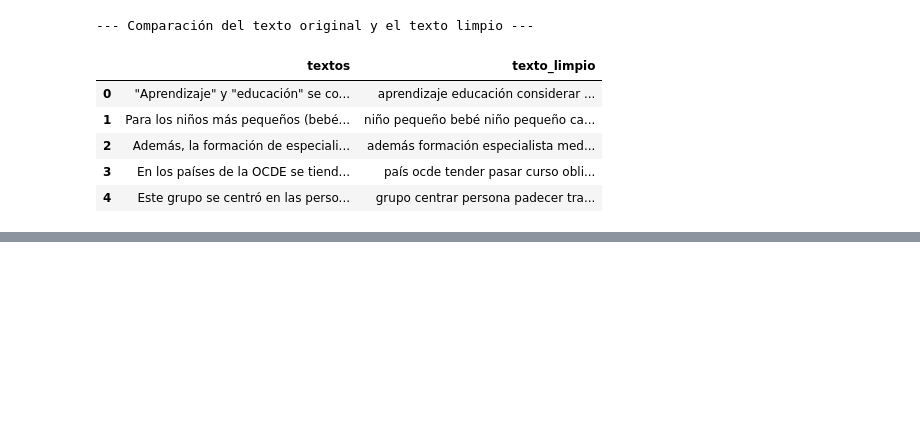
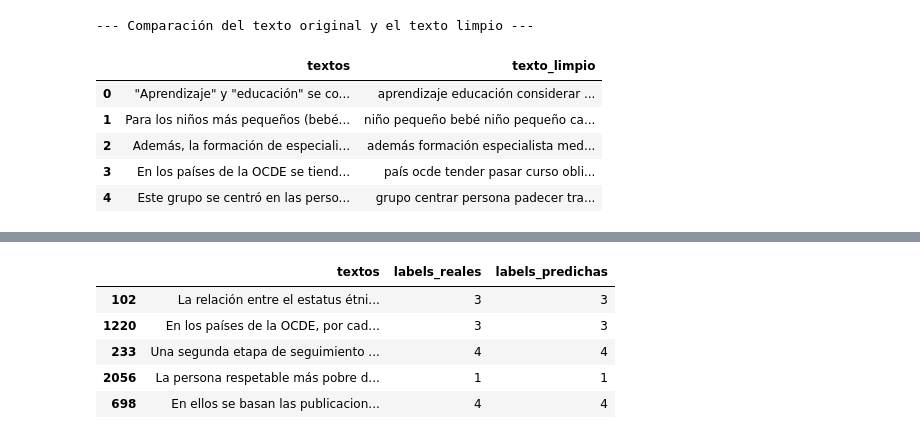
Before and after one commit to renegade93/BI-proyecto1-2025, a Jupyter notebook: Proyecto.ipynb, the cells around one changed output, grey strips where cells are left out. Saved outputs shown, nothing was run; the diff lists cells and outputs as text; code cells hidden in the pictures; blank space fills up the shorter version.

```diff
--- a/Proyecto.ipynb
+++ b/Proyecto.ipynb
@@ -165,0 +144,9 @@ display(df[['textos', 'texto_limpio']].head())
+# %%
+from sklearn.feature_extraction.text import TfidfVectorizer
+
+vectorizer_ngram = TfidfVectorizer(max_features=5000, ngram_range=(1, 2))
+
+X = vectorizer_ngram.fit_transform(df['texto_limpio'])
+y = df['labels']
+
+print("Forma de la nueva matriz de características (X):", X.shape)
@@ -165,0 +415,22 @@ display(df[['textos', 'texto_limpio']].head())
+# %%
+import pandas as pd
+
+final_predictions = best_model.predict(X_test)
+
+df_resultados = pd.DataFrame({
+    'textos': df.loc[y_test.index, 'textos'],
+    'labels_reales': y_test,
+    'labels_predichas': final_predictions
+})
+
+output_filename = 'data/predicciones_grupo_16.xlsx'
+df_resultados.to_excel(output_filename, index=False)
+
+display(df_resultados.head())
+# %% [output]
+|  | textos | labels_reales | labels_predichas |
+| 102 | La relación entre el estatus étni... | 3 | 3 |
+| 1220 | En los países de la OCDE, por cad... | 3 | 3 |
+| 233 | Una segunda etapa de seguimiento ... | 4 | 4 |
+| 2056 | La persona respetable más pobre d... | 1 | 1 |
+| 698 | En ellos se basan las publicacion... | 4 | 4 |
```
Also changed, not shown: parts of 11 cells of this notebook, 1 other file.
